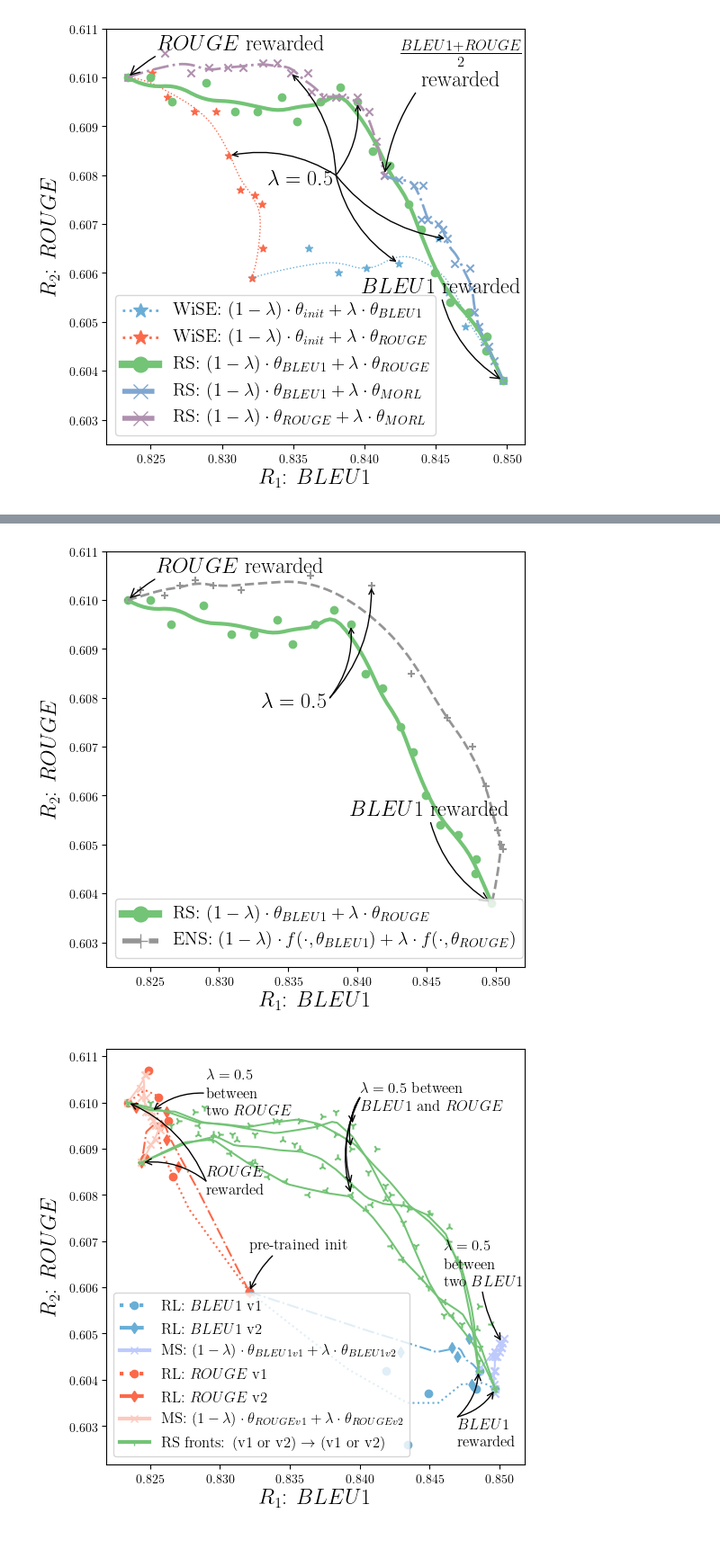
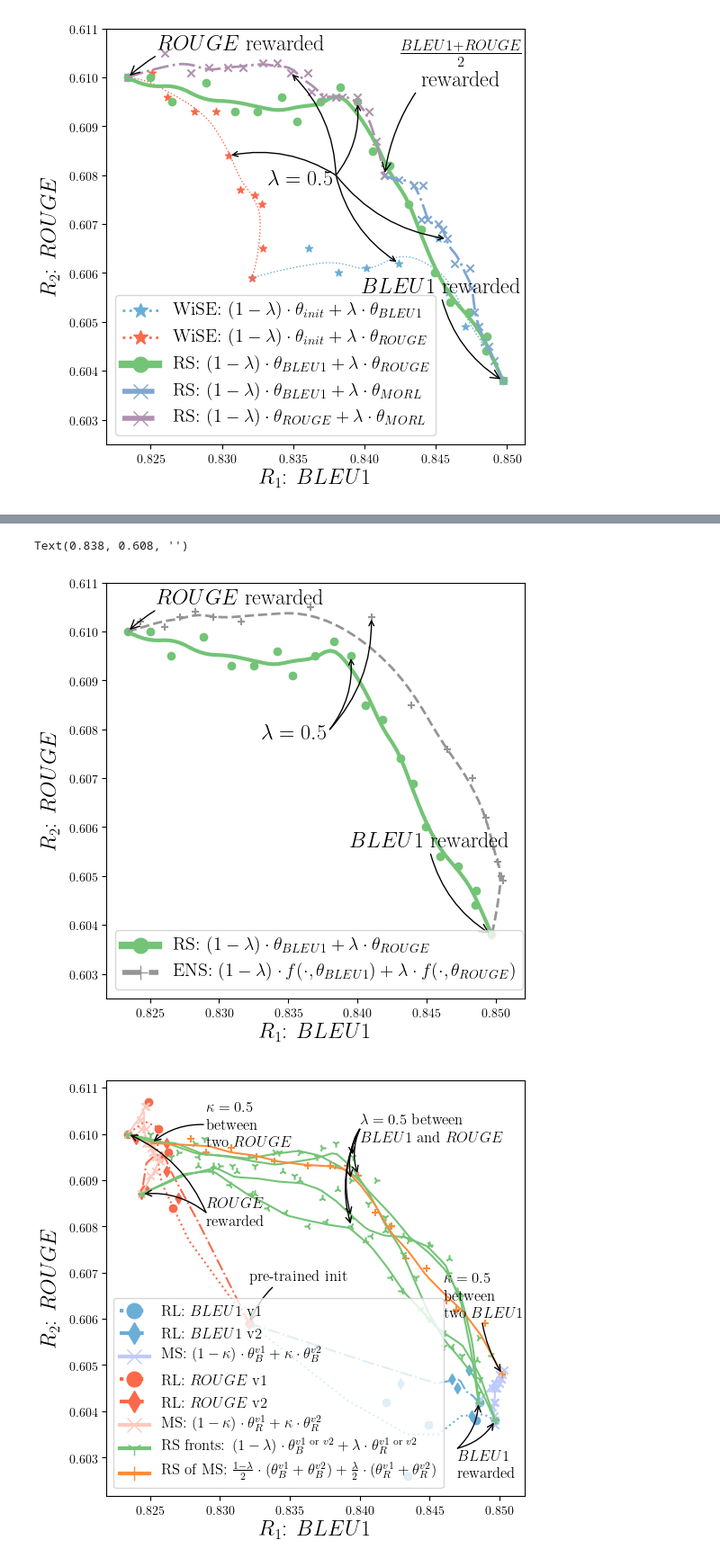
Before and after one commit to alexrame/domainbedv2, a Jupyter notebook: notebooks/rl/captioning/wa_rl_captioning.ipynb, the cells around one changed output, grey strips where cells are left out. Shown at 90% size. Cells and saved outputs as stored; diff of their text form; code cells hidden in the pictures.

```diff
--- a/notebooks/rl/captioning/wa_rl_captioning.ipynb
+++ b/notebooks/rl/captioning/wa_rl_captioning.ipynb
@@ -1454,39 +1574,41 @@ plot.plt.annotate(
     arrowprops=arrowprops
 )
 
-plot.save_fig(
-    fig=fig_dr, name="captioning/pareto_captioning_bleu1torouge_ens.pdf", do_save=do_save
-)
+# plot.save_fig(
+#     fig=fig_dr, name="captioning/pareto_captioning_bleu1torouge_ens.pdf", do_save=do_save
+# )
 # %% [output]
+Text(0.838, 0.608, '')
 [figure]
 # %%
-plot.MULTIPLYLEGENDMARKER = 1
+plot.MULTIPLYLEGENDMARKER = 2
 plot.plt.rcParams["figure.figsize"] = (6, 6)
 fig_dr = plot.plot_key(
     [
-        fts_bleu.l_step,
-        fts_bleu.l_stepv2,
-        fts_bleu.l_wa,
-        fts_bleu.l_soup,
-        fts_rouge.l_step,
-        fts_rouge.l_stepv2,
-        fts_rouge.l_wa_step5,
-        fts_rouge.l_soup,
-        fts_bleurouge.l_step,
-        fts_bleurouge.l_wa_epoch5,
-        fts_bleurouge.l_wa_v22,
-        fts_bleurouge.l_wa_v12,
-        fts_bleurouge.l_wa_v21,
+        fts_bleu.l_step, fts_bleu.l_stepv2, fts_bleu.l_wa, fts_bleu.l_soup, fts_rouge.l_step,
+        fts_rouge.l_stepv2, fts_rouge.l_wa_step5, fts_rouge.l_soup, fts_bleurouge.l_step,
+        fts_bleurouge.l_wa_epoch5, fts_bleurouge.l_wa_v22, fts_bleurouge.l_wa_v12,
+        fts_bleurouge.l_wa_v21, fts_bleurouge.l_wa_soups
     ],
     fontsize="large",
-    list_indexes=[0, 1, 3, 4, 5, 7, -4, -3, -2, -1],
+    list_indexes=[0, 1, 3, 4, 5, 7, -5, -4, -3, -2, -1],
     labels=[
-        r"RL: $BLEU1$ v1", r"RL: $BLEU1$ v2", r"WA S: $init \to {label_x}$".format(label_x=label_x),
-        r"MS: $(1-\lambda) \cdot \theta_{BLEU1v1} + \lambda\cdot \theta_{BLEU1v2}$",
-        r"RL: $ROUGE$ v1", r"RL: $ROUGE$ v2", r"MS: $init \to {label_y}$".format(label_y=label_y),
-        r"MS: $(1-\lambda) \cdot \theta_{ROUGEv1} + \lambda\cdot\theta_{ROUGEv2}$",
-        r"MORL: $\frac{BLEU1 + ROUGE}{2}$", r"RS fronts: (v1 or v2) $\to$ (v1 or v2)", None, None,
-        None
+        r"RL: $BLEU1$ v1",
+        r"RL: $BLEU1$ v2",
+        r"WA S: $init \to {label_x}$".format(label_x=label_x),
+        r"MS: $(1-\kappa) \cdot \theta_{B}^{v1} + \kappa\cdot \theta_{B}^{v2}$",
+        r"RL: $ROUGE$ v1",
+        r"RL: $ROUGE$ v2",
+        r"MS: $init \to {label_y}$".format(label_y=label_y),
+        r"MS: $(1-\kappa) \cdot \theta_{R}^{v1} + \kappa\cdot\theta_{R}^{v2}$",
+        r"MORL: $\frac{BLEU1 + ROUGE}{2}$",
+        r"RS fronts: $(1-\lambda) \cdot \theta_{B}^{v1 \text{~or~} v2} + \lambda\cdot\theta_{R}^{v1 \text{~or~} v2}$",
+        None,
+        None,
+        None,
+        r"RS of MS: $\frac{1-\lambda}{2} \cdot (\theta_{B}^{v1} + \theta_{B}^{v2}) + \frac{\lambda}{2} \cdot (\theta_{R}^{v1} + \theta_{R}^{v2})$",
+        # r"RS of MS: $(\theta_{BLEU1v1} + \theta_{BLEU1v2})",
+        # r"RS of MS: $\frac{1-\lambda}{2} \cdot (\theta_{BLEU1v1} + \theta_{BLEU1v2}) + \frac{\lambda}{2}\cdot(\theta_{ROUGEv1} + \theta_{ROUGEv2})",
     ],
     colormaps=None,
     keycolor=None,
@@ -1504,12 +1626,13 @@ fig_dr = plot.plot_key(
         plot.get_color_from_cmap("Greens", dict_colormaps),
         plot.get_color_from_cmap("Greens", dict_colormaps),
         plot.get_color_from_cmap("Greens", dict_colormaps),
+        plot.get_color_from_cmap("Oranges", dict_colormaps),
     ],
     linestyles=[
         "dotted", "dashdot", "dashdot", "solid", "dotted", "dashdot", "dashdot", "solid", "dotted",
-        "solid", "solid", "solid", "solid"
+        "solid", "solid", "solid", "solid", "solid"
     ],
-    markers=["o", "d", "d", "x", "o", "d", "d", "x", "o", "1", "2", "3", "4"],
+    markers=["o", "d", "d", "x", "o", "d", "d", "x", "o", "1", "2", "3", "4", "+"],
     _dict_key_to_limit={
         # "Bleu_1": [0.821, 0.853],
         # "ROUGE_L": [0.609, 0.611],
@@ -1545,7 +1668,7 @@ plot.plt.annotate(
 
 arrowprops.update({"relpos": (0.5, 1)})
 plot.plt.annotate(
-    r"$\lambda=0.5$" + "\nbetween\n" + r"two $BLEU1$",
+    r"$\kappa=0.5$" + "\nbetween\n" + r"two $BLEU1$",
     xy=(get_at_coeff(fts_bleu.l_soup)[key_x], get_at_coeff(fts_bleu.l_soup)[key_y]),
     xytext=(0.846, 0.6065),
     size="large",
@@ -1586,7 +1709,7 @@ plot.plt.annotate(
 
 arrowprops.update({"relpos": (0., 0.5)})
 plot.plt.annotate(
-    r"$\lambda=0.5$" + "\nbetween\n" + r"two $ROUGE$",
+    r"$\kappa=0.5$" + "\nbetween\n" + r"two $ROUGE$",
     xy=(get_at_coeff(fts_rouge.l_soup)[key_x], get_at_coeff(fts_rouge.l_soup)[key_y]),
     xytext=(0.829, 0.6102),
     size="large",
@@ -1635,32 +1758,43 @@ plot.plt.annotate(
     size="large",
     arrowprops=arrowprops
 )
 plot.plt.annotate(
     "",
     xy=(get_at_coeff(fts_bleurouge.l_wa_v22)[key_x], get_at_coeff(fts_bleurouge.l_wa_v22)[key_y]),
     xytext=xytext,
     size="large",
     arrowprops=arrowprops
 )
 plot.plt.annotate(
     "",
     xy=(get_at_coeff(fts_bleurouge.l_wa_v12)[key_x], get_at_coeff(fts_bleurouge.l_wa_v12)[key_y]),
     xytext=xytext,
     size="large",
     arrowprops=arrowprops
 )
 plot.plt.annotate(
     "",
     xy=(
         get_at_coeff(fts_bleurouge.l_wa_v21)[key_x], get_at_coeff(fts_bleurouge.l_wa_v21
                                                                     )[key_y]
     ),
     xytext=xytext,
     size="large",
     arrowprops=arrowprops
 )
+plot.plt.annotate(
+    "",
+    xy=(
+        get_at_coeff(fts_bleurouge.l_wa_soups)[key_x], get_at_coeff(fts_bleurouge.l_wa_soups
+                                                                    )[key_y]
+    ),
+    xytext=xytext,
+    size="large",
+    arrowprops=arrowprops
+)
 
-plot.save_fig(fig=fig_dr, name="captioning/pareto_captioning_bleu1torouge_soup.pdf", do_save=do_save)
+
+plot.save_fig(fig=fig_dr, name="captioning/pareto_captioning_bleu1torouge_modelsoupsfull.pdf", do_save=do_save)
 plot.MULTIPLYLEGENDMARKER = 2
 # %% [output]
-[figure, old version]
+[figure, new version]
```
Also changed, not shown: parts of 27 cells of this notebook, 9 other files.
